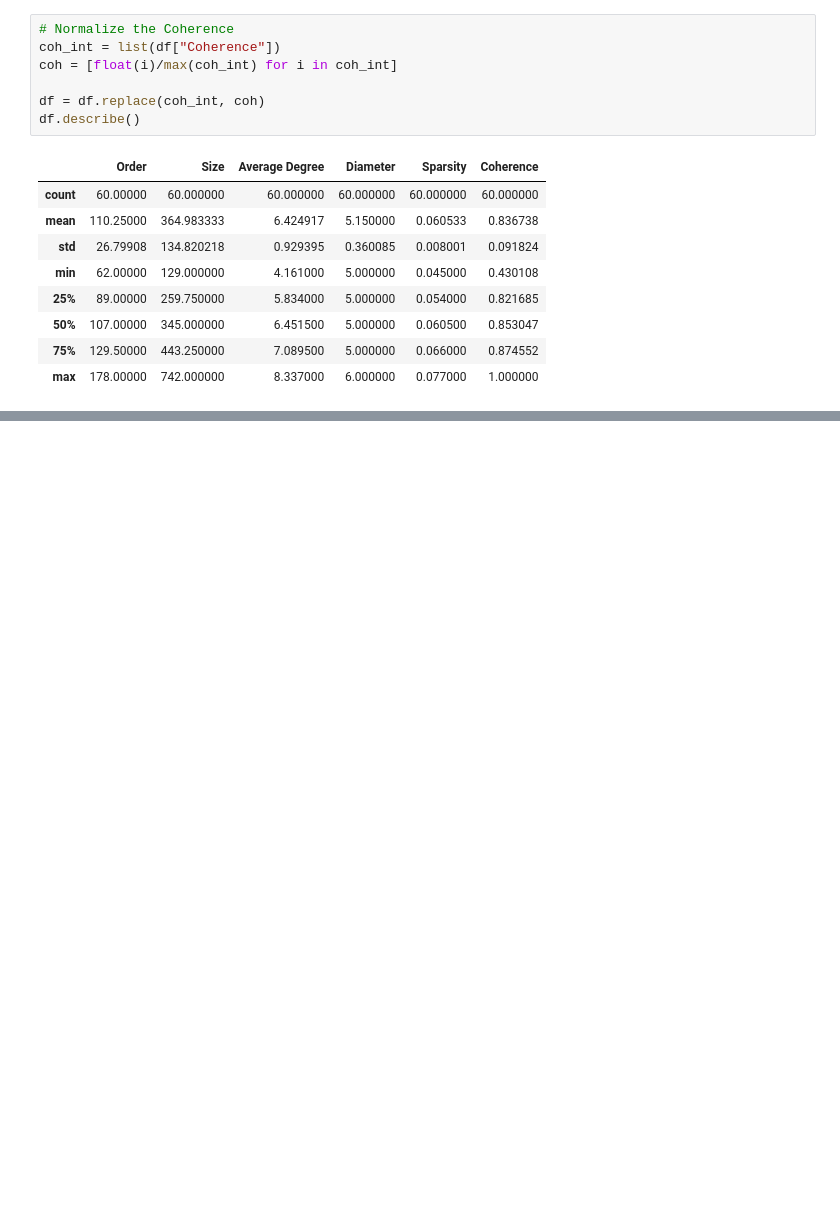
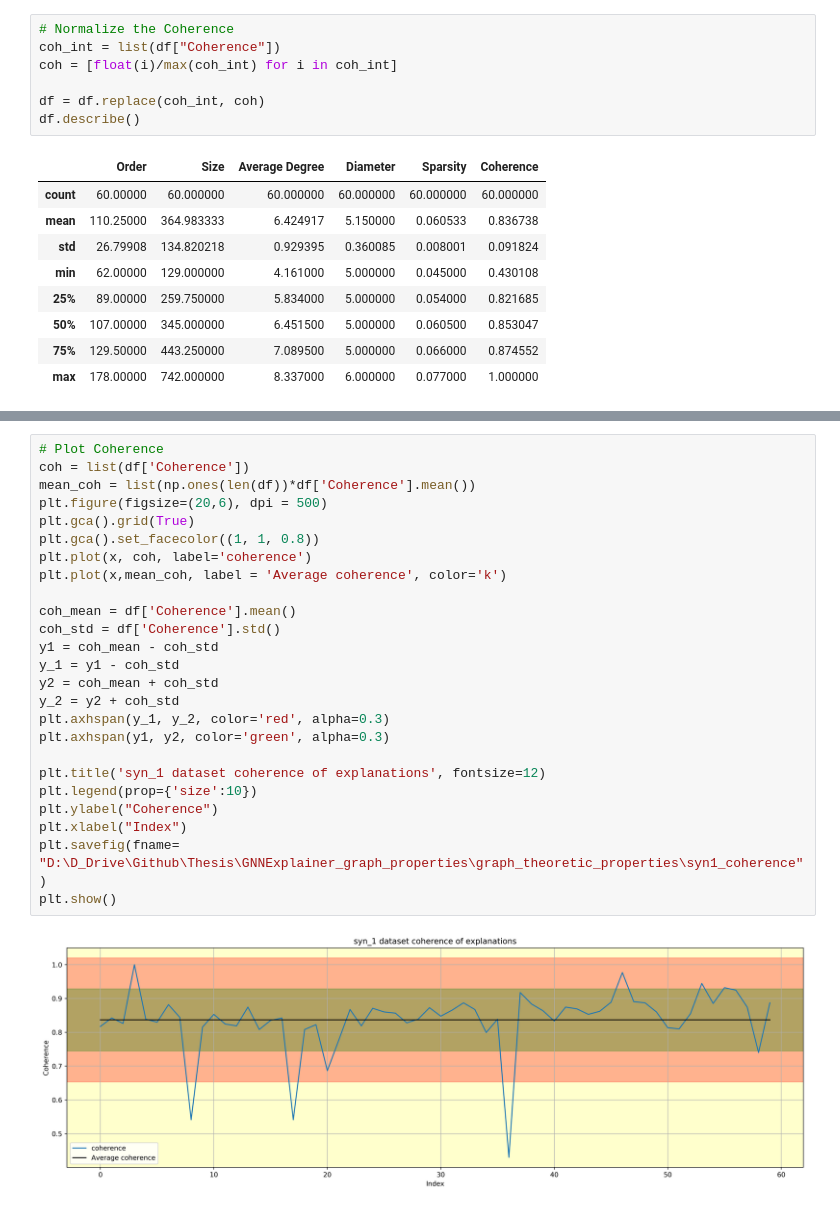
Before and after one commit to ASudu/GNNExplainer_graph_properties, a Jupyter notebook: graph_theoretic_properties/syn1.ipynb, the cells around one changed output, grey strips where cells are left out. Cells and saved outputs as stored; diff of their text form; blank space fills up the shorter version.

```diff
--- a/graph_theoretic_properties/syn1.ipynb
+++ b/graph_theoretic_properties/syn1.ipynb
@@ -196,0 +227,27 @@ df.describe()
+# %%
+# Plot Coherence
+coh = list(df['Coherence'])
+mean_coh = list(np.ones(len(df))*df['Coherence'].mean())
+plt.figure(figsize=(20,6), dpi = 500)
+plt.gca().grid(True)
+plt.gca().set_facecolor((1, 1, 0.8))
+plt.plot(x, coh, label='coherence')
+plt.plot(x,mean_coh, label = 'Average coherence', color='k')
+
+coh_mean = df['Coherence'].mean()
+coh_std = df['Coherence'].std()
+y1 = coh_mean - coh_std
+y_1 = y1 - coh_std
+y2 = coh_mean + coh_std
+y_2 = y2 + coh_std
+plt.axhspan(y_1, y_2, color='red', alpha=0.3)
+plt.axhspan(y1, y2, color='green', alpha=0.3)
+
+plt.title('syn_1 dataset coherence of explanations', fontsize=12)
+plt.legend(prop={'size':10})
+plt.ylabel("Coherence")
+plt.xlabel("Index")
+plt.savefig(fname= "D:\D_Drive\Github\Thesis\GNNExplainer_graph_properties\graph_theoretic_properties\syn1_coherence")
+plt.show()
+# %% [output]
+[figure, added]
```
Also changed, not shown: parts of 1 cell of this notebook, 5 other files.
